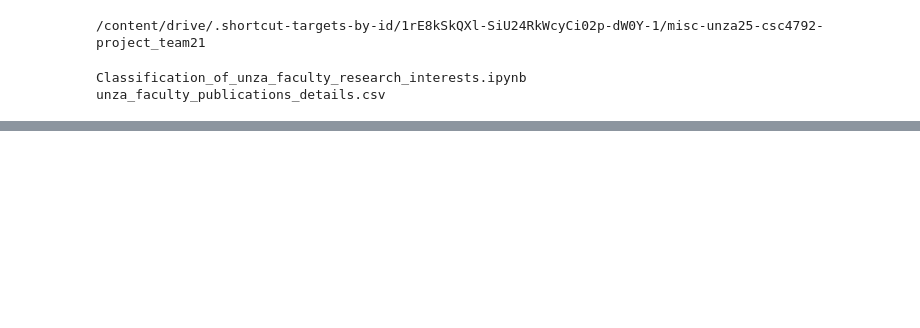
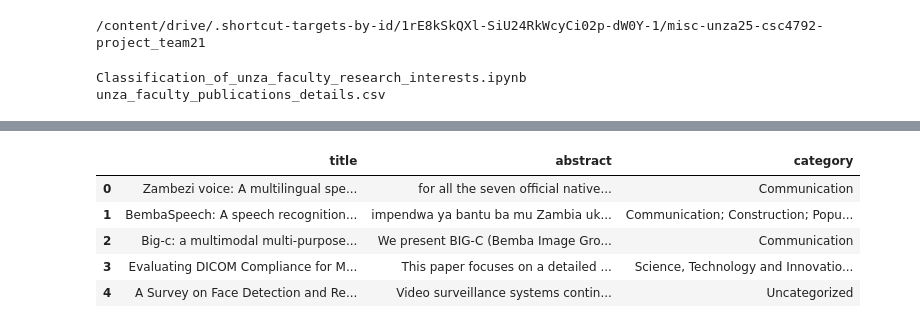
Before and after one commit to Li-DavidM/Li-DavidM, a Jupyter notebook: Classification_of_unza_faculty_research_interests.ipynb, the cells around one changed output, grey strips where cells are left out. Drawn from its saved outputs; the diff is of its cells as text; code cells hidden in the pictures; blank space fills up the shorter version.

```diff
--- a/Classification_of_unza_faculty_research_interests.ipynb
+++ b/Classification_of_unza_faculty_research_interests.ipynb
@@ -236,0 +271,10 @@ recognition within the academic community.
+# %%
+pub_details = pub_details[['title','abstract','category']]
+pub_details.head()
+# %% [output]
+|  | title | abstract | category |
+| 0 | Zambezi voice: A multilingual spe... | for all the seven official native... | Communication |
+| 1 | BembaSpeech: A speech recognition... | impendwa ya bantu ba mu Zambia uk... | Communication; Construction; Popu... |
+| 2 | Big-c: a multimodal multi-purpose... | We present BIG-C (Bemba Image Gro... | Communication |
+| 3 | Evaluating DICOM Compliance for M... | This paper focuses on a detailed ... | Science, Technology and Innovatio... |
+| 4 | A Survey on Face Detection and Re... | Video surveillance systems contin... | Uncategorized |
```
Also changed, not shown: parts of 31 cells of this notebook.
